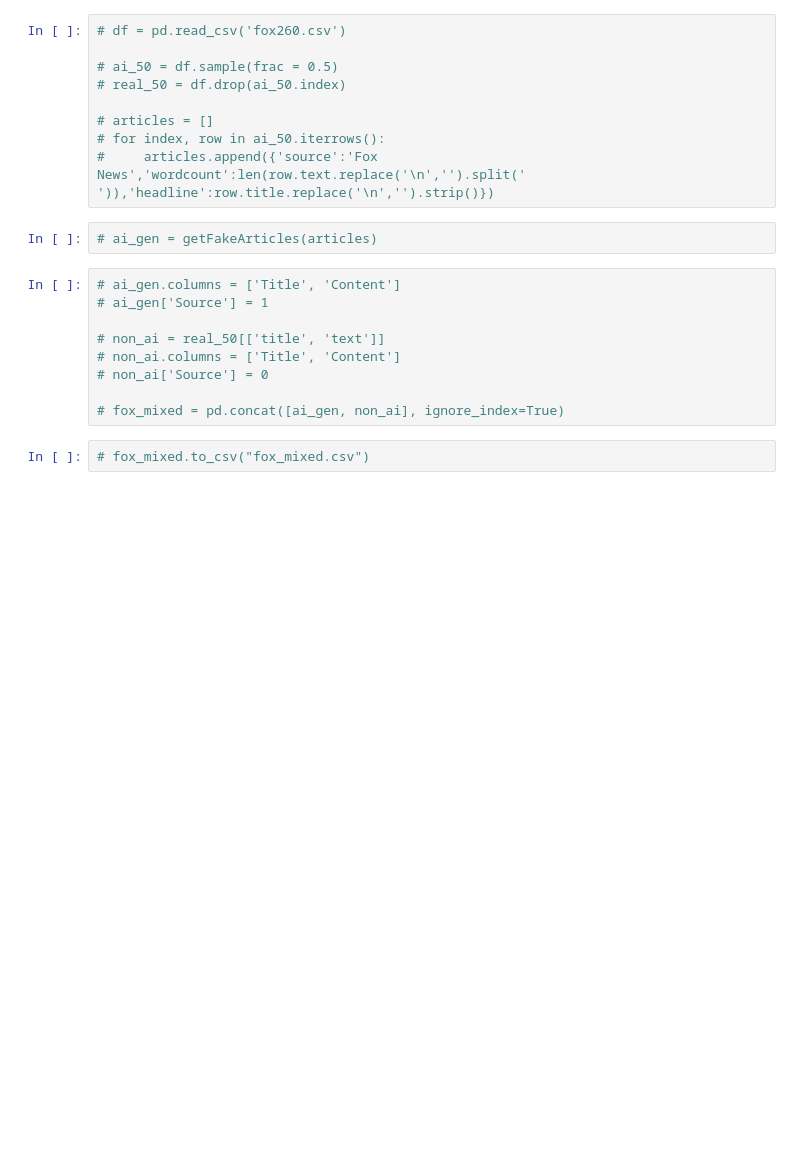
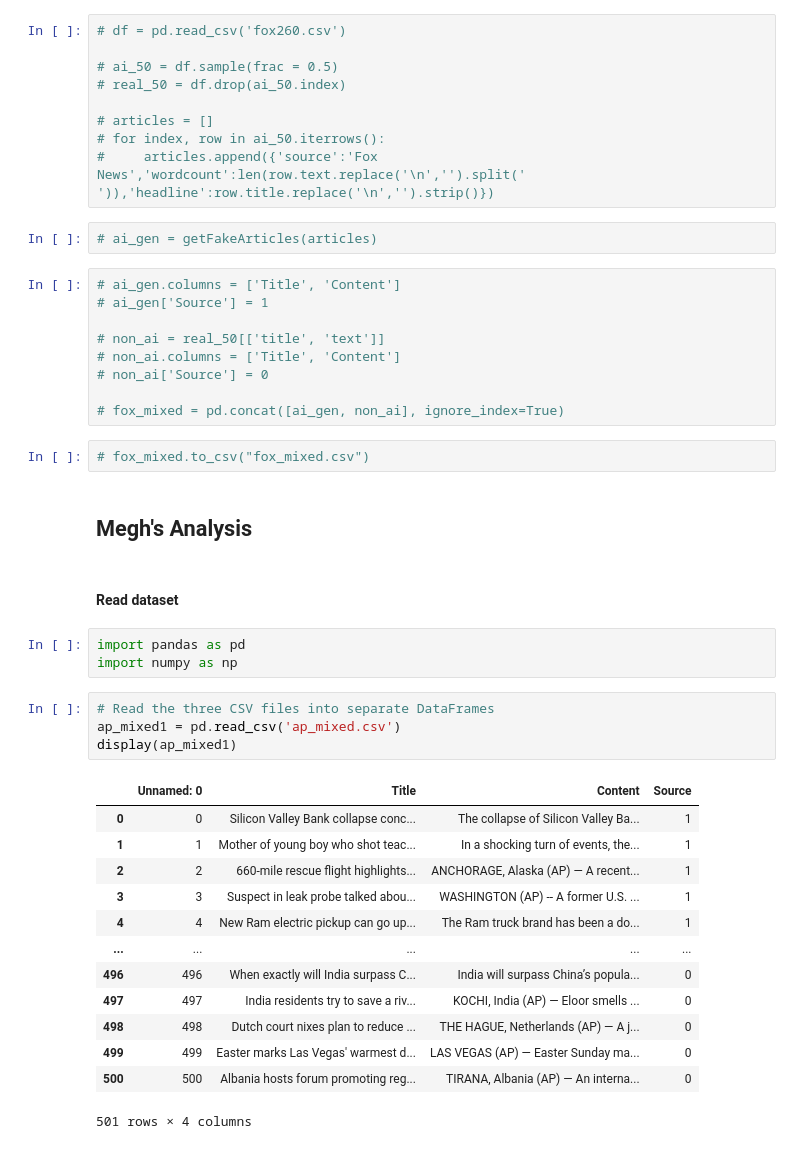
Before and after one commit to MatthewRau99/cs6830-final, a Jupyter notebook: gather-data.ipynb, the cells around one changed output. Drawn from its saved outputs; the diff is of its cells as text; blank space fills up the shorter version.

```diff
--- a/gather-data.ipynb
+++ b/gather-data.ipynb
@@ -112,3 +113,28 @@ def getFakeArticles(articles):
 # fox_mixed = pd.concat([ai_gen, non_ai], ignore_index=True)
 # %%
 # fox_mixed.to_csv("fox_mixed.csv")
+# %% [markdown]
+## Megh's Analysis
+# %% [markdown]
+#### Read dataset
+# %%
+import pandas as pd
+import numpy as np
+# %%
+# Read the three CSV files into separate DataFrames
+ap_mixed1 = pd.read_csv('ap_mixed.csv')
+display(ap_mixed1)
+# %% [output]
+|  | Unnamed: 0 | Title | Content | Source |
+| 0 | 0 | Silicon Valley Bank collapse conc... | The collapse of Silicon Valley Ba... | 1 |
+| 1 | 1 | Mother of young boy who shot teac... | In a shocking turn of events, the... | 1 |
+| 2 | 2 | 660-mile rescue flight highlights... | ANCHORAGE, Alaska (AP) — A recent... | 1 |
+| 3 | 3 | Suspect in leak probe talked abou... | WASHINGTON (AP) -- A former U.S. ... | 1 |
+| 4 | 4 | New Ram electric pickup can go up... | The Ram truck brand has been a do... | 1 |
+| ... | ... | ... | ... | ... |
+| 496 | 496 | When exactly will India surpass C... | India will surpass China’s popula... | 0 |
+| 497 | 497 | India residents try to save a riv... | KOCHI, India (AP) — Eloor smells ... | 0 |
+| 498 | 498 | Dutch court nixes plan to reduce ... | THE HAGUE, Netherlands (AP) — A j... | 0 |
+| 499 | 499 | Easter marks Las Vegas' warmest d... | LAS VEGAS (AP) — Easter Sunday ma... | 0 |
+| 500 | 500 | Albania hosts forum promoting reg... | TIRANA, Albania (AP) — An interna... | 0 |
+501 rows × 4 columns
```
Also changed, not shown: parts of 27 cells of this notebook, 1 other file.
